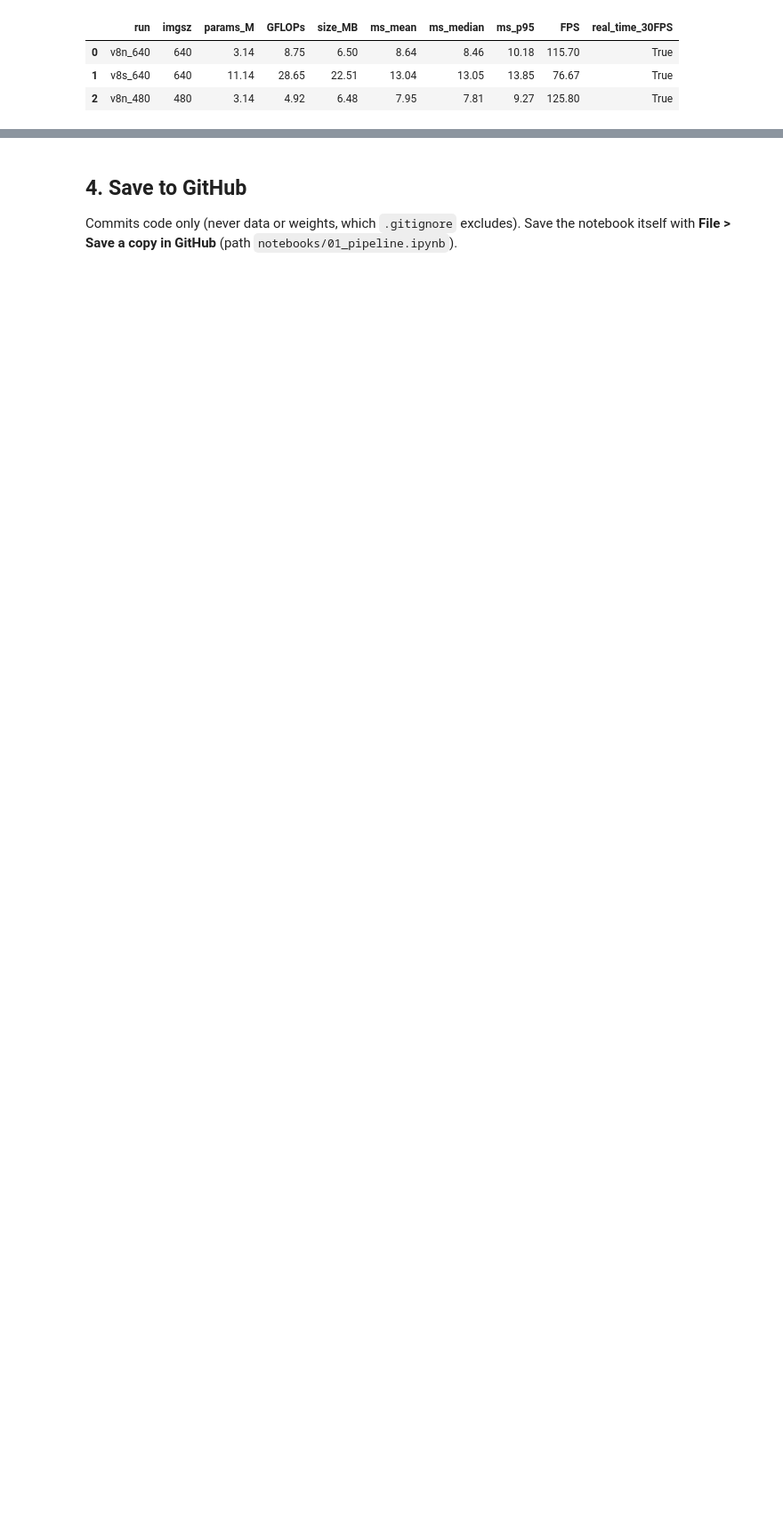
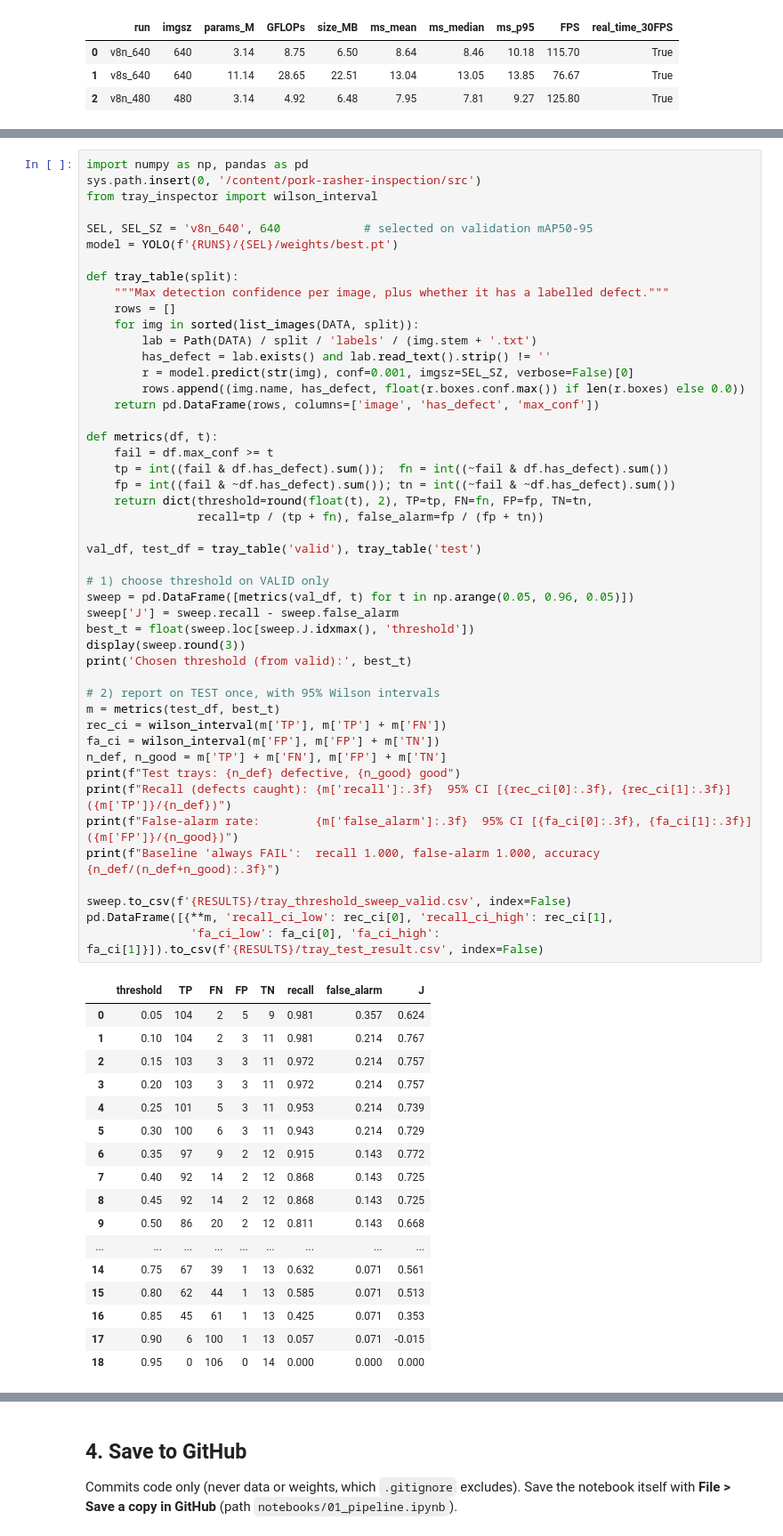
Before and after one commit to opat0009-wq/pork-rasher-inspection, a Jupyter notebook: notebooks/01_pipeline.ipynb, the cells around one changed output, grey strips where cells are left out. Shown at 89% size. Cells and saved outputs as stored; diff of their text form; blank space fills up the shorter version.

```diff
--- a/notebooks/01_pipeline.ipynb
+++ b/notebooks/01_pipeline.ipynb
@@ -476,0 +585,65 @@ bench.to_csv(f'{RESULTS}/benchmark.csv', index=False)
+# %%
+import numpy as np, pandas as pd
+sys.path.insert(0, '/content/pork-rasher-inspection/src')
+from tray_inspector import wilson_interval
+
+SEL, SEL_SZ = 'v8n_640', 640            # selected on validation mAP50-95
+model = YOLO(f'{RUNS}/{SEL}/weights/best.pt')
+
+def tray_table(split):
+    """Max detection confidence per image, plus whether it has a labelled defect."""
+    rows = []
+    for img in sorted(list_images(DATA, split)):
+        lab = Path(DATA) / split / 'labels' / (img.stem + '.txt')
+        has_defect = lab.exists() and lab.read_text().strip() != ''
+        r = model.predict(str(img), conf=0.001, imgsz=SEL_SZ, verbose=False)[0]
+        rows.append((img.name, has_defect, float(r.boxes.conf.max()) if len(r.boxes) else 0.0))
+    return pd.DataFrame(rows, columns=['image', 'has_defect', 'max_conf'])
+
+def metrics(df, t):
+    fail = df.max_conf >= t
+    tp = int((fail & df.has_defect).sum());  fn = int((~fail & df.has_defect).sum())
+    fp = int((fail & ~df.has_defect).sum()); tn = int((~fail & ~df.has_defect).sum())
+    return dict(threshold=round(float(t), 2), TP=tp, FN=fn, FP=fp, TN=tn,
+                recall=tp / (tp + fn), false_alarm=fp / (fp + tn))
+
+val_df, test_df = tray_table('valid'), tray_table('test')
+
+# 1) choose threshold on VALID only
+sweep = pd.DataFrame([metrics(val_df, t) for t in np.arange(0.05, 0.96, 0.05)])
+sweep['J'] = sweep.recall - sweep.false_alarm
+best_t = float(sweep.loc[sweep.J.idxmax(), 'threshold'])
+display(sweep.round(3))
+print('Chosen threshold (from valid):', best_t)
+
+# 2) report on TEST once, with 95% Wilson intervals
+m = metrics(test_df, best_t)
+rec_ci = wilson_interval(m['TP'], m['TP'] + m['FN'])
+fa_ci = wilson_interval(m['FP'], m['FP'] + m['TN'])
+n_def, n_good = m['TP'] + m['FN'], m['FP'] + m['TN']
+print(f"Test trays: {n_def} defective, {n_good} good")
+print(f"Recall (defects caught): {m['recall']:.3f}  95% CI [{rec_ci[0]:.3f}, {rec_ci[1]:.3f}]  ({m['TP']}/{n_def})")
+print(f"False-alarm rate:        {m['false_alarm']:.3f}  95% CI [{fa_ci[0]:.3f}, {fa_ci[1]:.3f}]  ({m['FP']}/{n_good})")
+print(f"Baseline 'always FAIL':  recall 1.000, false-alarm 1.000, accuracy {n_def/(n_def+n_good):.3f}")
+
+sweep.to_csv(f'{RESULTS}/tray_threshold_sweep_valid.csv', index=False)
+pd.DataFrame([{**m, 'recall_ci_low': rec_ci[0], 'recall_ci_high': rec_ci[1],
+               'fa_ci_low': fa_ci[0], 'fa_ci_high': fa_ci[1]}]).to_csv(f'{RESULTS}/tray_test_result.csv', index=False)
+# %% [output]
+|  | threshold | TP | FN | FP | TN | recall | false_alarm | J |
+| 0 | 0.05 | 104 | 2 | 5 | 9 | 0.981 | 0.357 | 0.624 |
+| 1 | 0.10 | 104 | 2 | 3 | 11 | 0.981 | 0.214 | 0.767 |
+| 2 | 0.15 | 103 | 3 | 3 | 11 | 0.972 | 0.214 | 0.757 |
+| 3 | 0.20 | 103 | 3 | 3 | 11 | 0.972 | 0.214 | 0.757 |
+| 4 | 0.25 | 101 | 5 | 3 | 11 | 0.953 | 0.214 | 0.739 |
+| 5 | 0.30 | 100 | 6 | 3 | 11 | 0.943 | 0.214 | 0.729 |
+| 6 | 0.35 | 97 | 9 | 2 | 12 | 0.915 | 0.143 | 0.772 |
+| 7 | 0.40 | 92 | 14 | 2 | 12 | 0.868 | 0.143 | 0.725 |
+| 8 | 0.45 | 92 | 14 | 2 | 12 | 0.868 | 0.143 | 0.725 |
+| 9 | 0.50 | 86 | 20 | 2 | 12 | 0.811 | 0.143 | 0.668 |
+| ... | ... | ... | ... | ... | ... | ... | ... | ... |
+| 14 | 0.75 | 67 | 39 | 1 | 13 | 0.632 | 0.071 | 0.561 |
+| 15 | 0.80 | 62 | 44 | 1 | 13 | 0.585 | 0.071 | 0.513 |
+| 16 | 0.85 | 45 | 61 | 1 | 13 | 0.425 | 0.071 | 0.353 |
+| 17 | 0.90 | 6 | 100 | 1 | 13 | 0.057 | 0.071 | -0.015 |
+| 18 | 0.95 | 0 | 106 | 0 | 14 | 0.000 | 0.000 | 0.000 |
```
Also changed, not shown: parts of 11 cells of this notebook, 4 other files.
